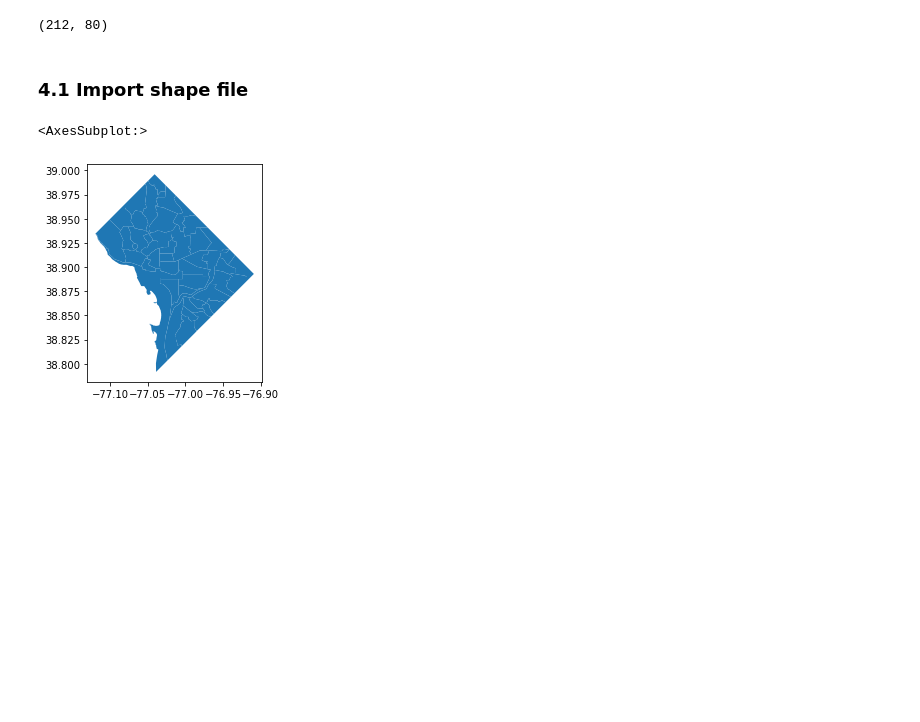
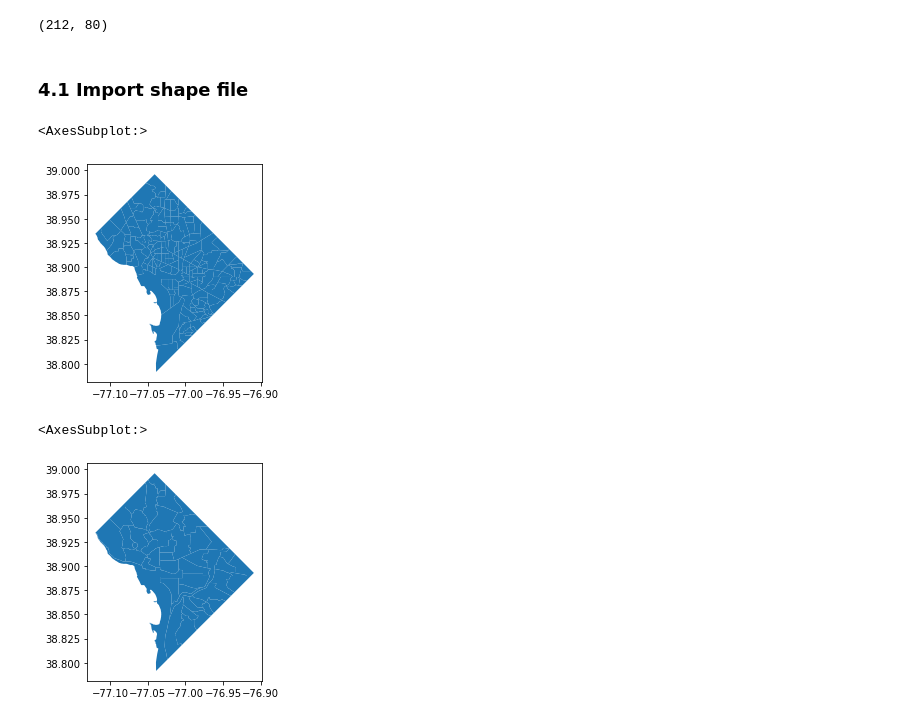
Before and after one commit to shiuanC/DC-Public-Schools-analysis, a Jupyter notebook: code/Ocean_OSSEDC_STAR_EDA.ipynb, the cells around one changed output. Cells and saved outputs as stored; diff of their text form; code cells hidden in the pictures; blank space fills up the shorter version.

```diff
--- a/code/Ocean_OSSEDC_STAR_EDA.ipynb
+++ b/code/Ocean_OSSEDC_STAR_EDA.ipynb
@@ -327,6 +332,14 @@ DC_full_STAR_2018.shape
 (212, 80)
 # %% [markdown]
 ### 4.1 Import shape file
+# %%
+dc_income_map=gpd.read_file(
+    'https://raw.githubusercontent.com/benbalter/dc-maps/master/maps/census-tracts-by-median-income-2000.geojson')
+# %%
+dc_income_map.to_crs(epsg=4326).plot()
+# %% [output]
+<AxesSubplot:>
+[figure, added]
 # %%
 dc_map = gpd.read_file('../Dataset/DC_Shape_File/construction_counts_by_year.geojson')
 dc_map.to_crs(epsg=4326).plot()
```
Also changed, not shown: parts of 6 cells of this notebook, 9 other files.
